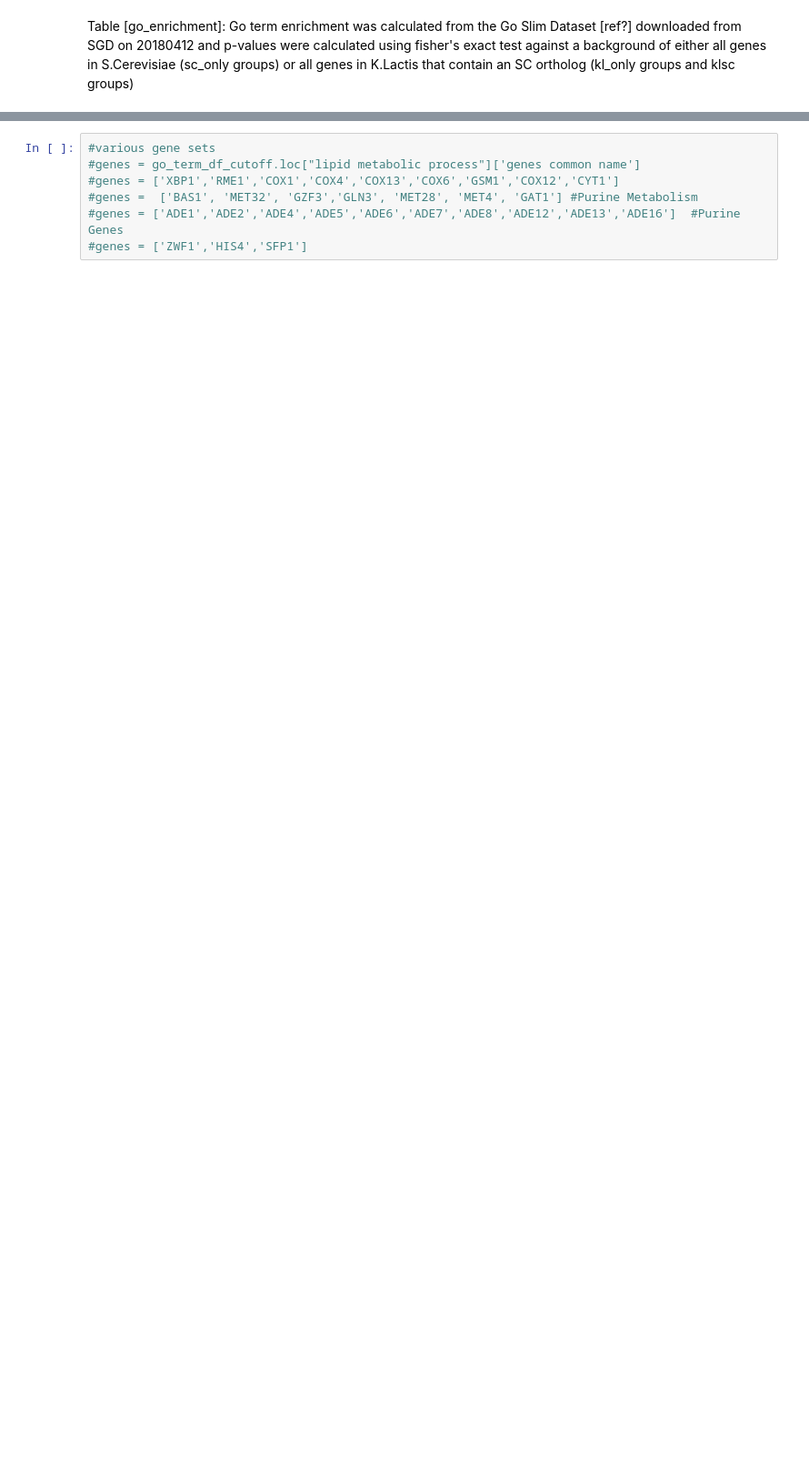
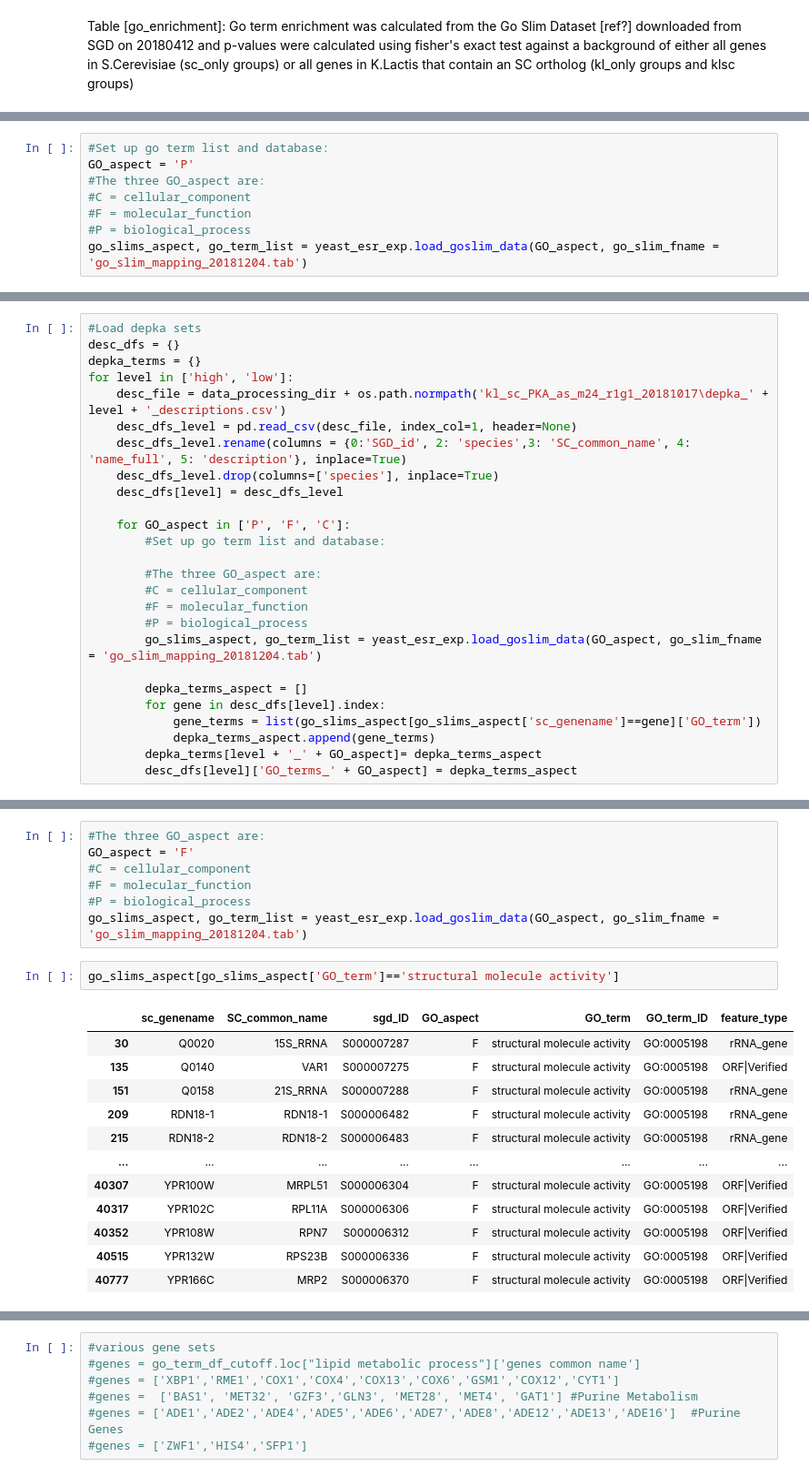
Before and after one commit to heineike02/yeast_esr_expression_analysis, a Jupyter notebook: scripts/20181128_klscpka_go_analysis.ipynb, the cells around one changed output, grey strips where cells are left out. Shown at 91% size. Drawn from its saved outputs; the diff is of its cells as text; blank space fills up the shorter version.

```diff
--- a/scripts/20181128_klscpka_go_analysis.ipynb
+++ b/scripts/20181128_klscpka_go_analysis.ipynb
@@ -77,0 +83,8 @@ Table [go_enrichment]: Go term enrichment was calculated from the Go Slim Datase
+# %%
+#Set up go term list and database:
+GO_aspect = 'P'
+#The three GO_aspect are:
+#C = cellular_component
+#F = molecular_function
+#P = biological_process
+go_slims_aspect, go_term_list = yeast_esr_exp.load_goslim_data(GO_aspect, go_slim_fname = 'go_slim_mapping_20181204.tab')
@@ -77,0 +396,26 @@ Table [go_enrichment]: Go term enrichment was calculated from the Go Slim Datase
+# %%
+#Load depka sets
+desc_dfs = {}
+depka_terms = {}
+for level in ['high', 'low']:
+    desc_file = data_processing_dir + os.path.normpath('kl_sc_PKA_as_m24_r1g1_20181017\depka_' + level + '_descriptions.csv')
+    desc_dfs_level = pd.read_csv(desc_file, index_col=1, header=None)
+    desc_dfs_level.rename(columns = {0:'SGD_id', 2: 'species',3: 'SC_common_name', 4: 'name_full', 5: 'description'}, inplace=True)
+    desc_dfs_level.drop(columns=['species'], inplace=True)
+    desc_dfs[level] = desc_dfs_level
+
+    for GO_aspect in ['P', 'F', 'C']:
+        #Set up go term list and database:
+
+        #The three GO_aspect are:
+        #C = cellular_component
+        #F = molecular_function
+        #P = biological_process
+        go_slims_aspect, go_term_list = yeast_esr_exp.load_goslim_data(GO_aspect, go_slim_fname = 'go_slim_mapping_20181204.tab')
+
+        depka_terms_aspect = []
+        for gene in desc_dfs[level].index:
+            gene_terms = list(go_slims_aspect[go_slims_aspect['sc_genename']==gene]['GO_term'])
+            depka_terms_aspect.append(gene_terms)
+        depka_terms[level + '_' + GO_aspect]= depka_terms_aspect
+        desc_dfs[level]['GO_terms_' + GO_aspect] = depka_terms_aspect
@@ -77,0 +427,22 @@ Table [go_enrichment]: Go term enrichment was calculated from the Go Slim Datase
+# %%
+#The three GO_aspect are:
+GO_aspect = 'F'
+#C = cellular_component
+#F = molecular_function
+#P = biological_process
+go_slims_aspect, go_term_list = yeast_esr_exp.load_goslim_data(GO_aspect, go_slim_fname = 'go_slim_mapping_20181204.tab')
+# %%
+go_slims_aspect[go_slims_aspect['GO_term']=='structural molecule activity']
+# %% [output]
+|  | sc_genename | SC_common_name | sgd_ID | GO_aspect | GO_term | GO_term_ID | feature_type |
+| 30 | Q0020 | 15S_RRNA | S000007287 | F | structural molecule activity | GO:0005198 | rRNA_gene |
+| 135 | Q0140 | VAR1 | S000007275 | F | structural molecule activity | GO:0005198 | ORF|Verified |
+| 151 | Q0158 | 21S_RRNA | S000007288 | F | structural molecule activity | GO:0005198 | rRNA_gene |
+| 209 | RDN18-1 | RDN18-1 | S000006482 | F | structural molecule activity | GO:0005198 | rRNA_gene |
+| 215 | RDN18-2 | RDN18-2 | S000006483 | F | structural molecule activity | GO:0005198 | rRNA_gene |
+| ... | ... | ... | ... | ... | ... | ... | ... |
+| 40307 | YPR100W | MRPL51 | S000006304 | F | structural molecule activity | GO:0005198 | ORF|Verified |
+| 40317 | YPR102C | RPL11A | S000006306 | F | structural molecule activity | GO:0005198 | ORF|Verified |
+| 40352 | YPR108W | RPN7 | S000006312 | F | structural molecule activity | GO:0005198 | ORF|Verified |
+| 40515 | YPR132W | RPS23B | S000006336 | F | structural molecule activity | GO:0005198 | ORF|Verified |
+| 40777 | YPR166C | MRP2 | S000006370 | F | structural molecule activity | GO:0005198 | ORF|Verified |
```
Also changed, not shown: parts of 33 cells of this notebook, 3 other files.
